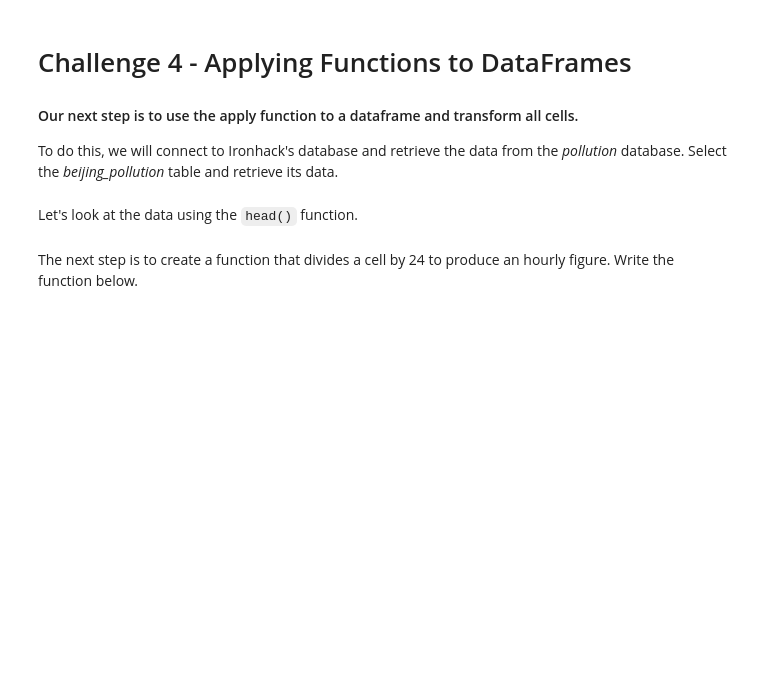
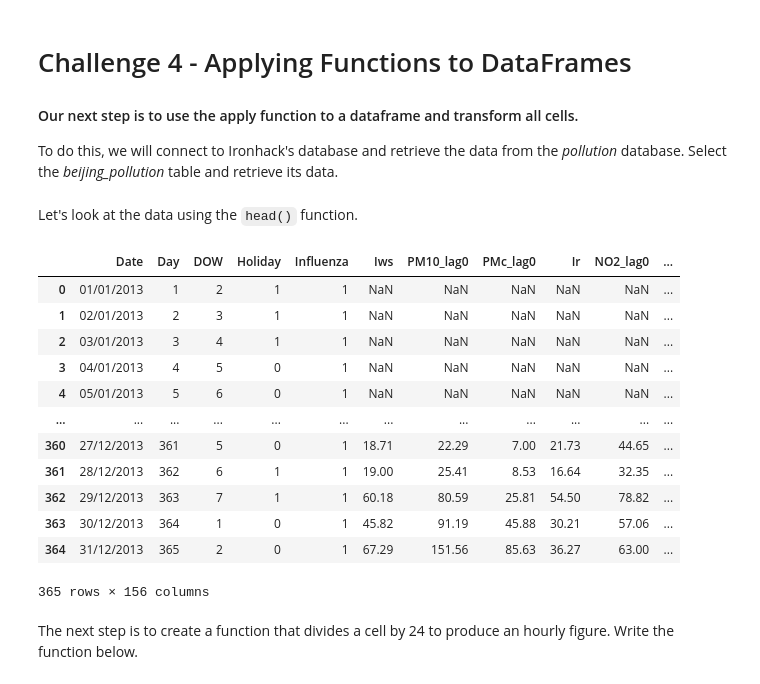
Before and after one commit to jmolendijk/dataV2-labs, a Jupyter notebook: module-1/Map-Reduce-Filter/your-code/main.ipynb, the cells around one changed output. Drawn from its saved outputs; the diff is of its cells as text; code cells hidden in the pictures; blank space fills up the shorter version.

```diff
--- a/module-1/Map-Reduce-Filter/your-code/main.ipynb
+++ b/module-1/Map-Reduce-Filter/your-code/main.ipynb
@@ -244,10 +258,27 @@ Use the function above to reduce the text corpus in the list `prophet_filter` in
 To do this, we will connect to Ironhack's database and retrieve the data from the *pollution* database. Select the *beijing_pollution* table and retrieve its data.
 # %%
 # your code here
+
+data = pd.read_csv('/Users/ajiacovic/Downloads/pollution2.csv',sep=';')
 # %% [markdown]
 Let's look at the data using the `head()` function.
 # %%
 # your code here
+data
+# %% [output]
+|  | Date | Day | DOW | Holiday | Influenza | Iws | PM10_lag0 | PMc_lag0 | Ir | NO2_lag0 | ... |
+| 0 | 01/01/2013 | 1 | 2 | 1 | 1 | NaN | NaN | NaN | NaN | NaN | ... |
+| 1 | 02/01/2013 | 2 | 3 | 1 | 1 | NaN | NaN | NaN | NaN | NaN | ... |
+| 2 | 03/01/2013 | 3 | 4 | 1 | 1 | NaN | NaN | NaN | NaN | NaN | ... |
+| 3 | 04/01/2013 | 4 | 5 | 0 | 1 | NaN | NaN | NaN | NaN | NaN | ... |
+| 4 | 05/01/2013 | 5 | 6 | 0 | 1 | NaN | NaN | NaN | NaN | NaN | ... |
+| ... | ... | ... | ... | ... | ... | ... | ... | ... | ... | ... | ... |
+| 360 | 27/12/2013 | 361 | 5 | 0 | 1 | 18.71 | 22.29 | 7.00 | 21.73 | 44.65 | ... |
+| 361 | 28/12/2013 | 362 | 6 | 1 | 1 | 19.00 | 25.41 | 8.53 | 16.64 | 32.35 | ... |
+| 362 | 29/12/2013 | 363 | 7 | 1 | 1 | 60.18 | 80.59 | 25.81 | 54.50 | 78.82 | ... |
+| 363 | 30/12/2013 | 364 | 1 | 0 | 1 | 45.82 | 91.19 | 45.88 | 30.21 | 57.06 | ... |
+| 364 | 31/12/2013 | 365 | 2 | 0 | 1 | 67.29 | 151.56 | 85.63 | 36.27 | 63.00 | ... |
+365 rows × 156 columns
 # %% [markdown]
 The next step is to create a function that divides a cell by 24 to produce an hourly figure. Write the function below.
 # %%
```
Also changed, not shown: parts of 20 cells of this notebook, 8 other files.
